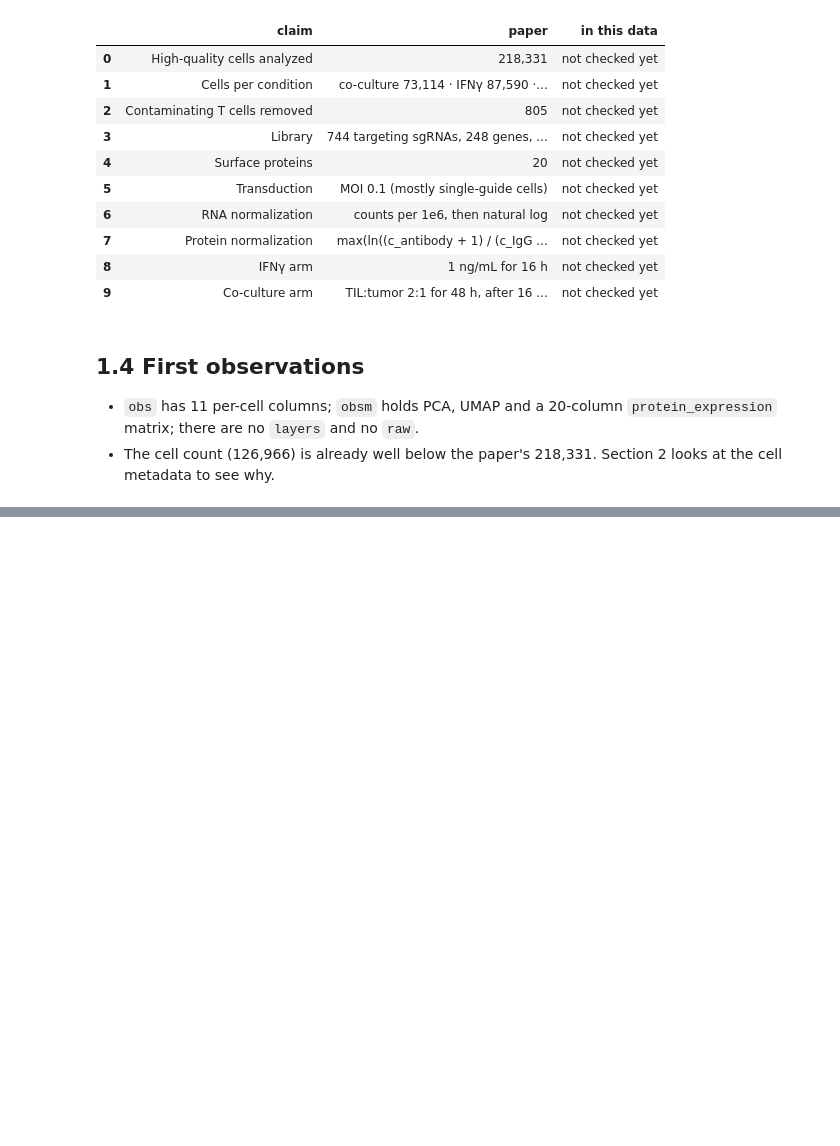
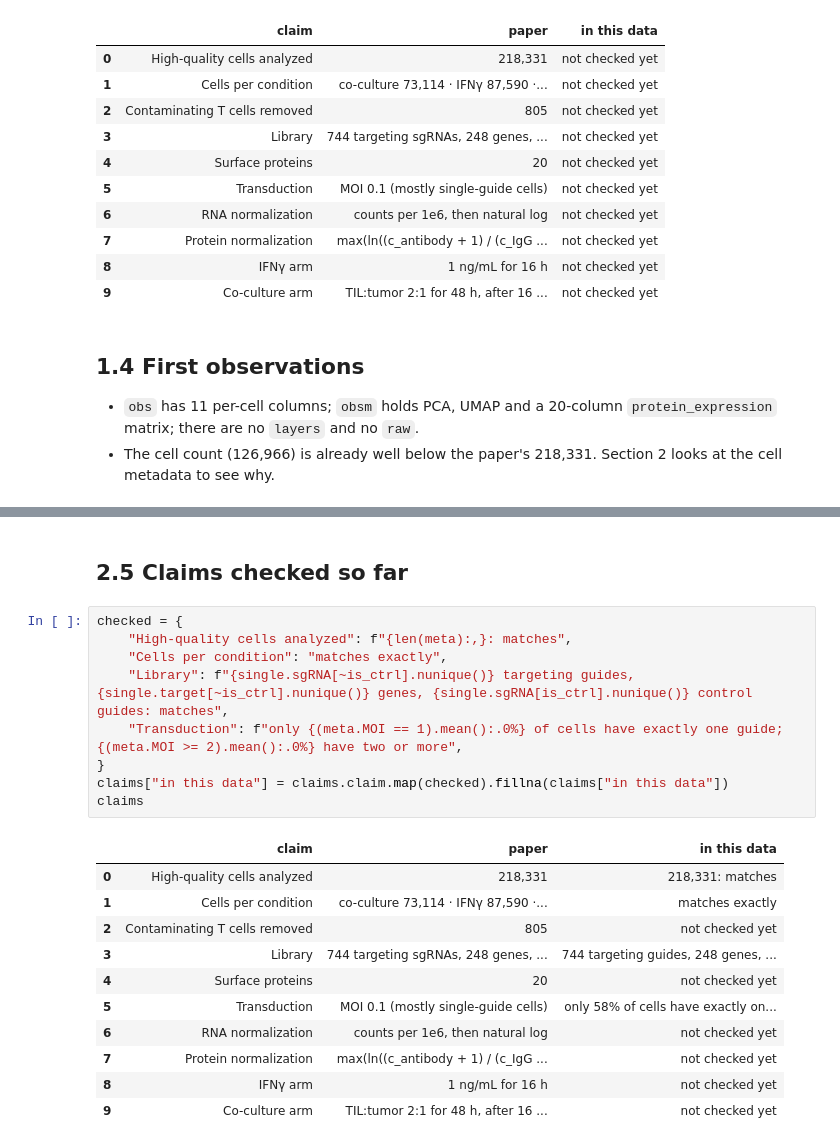
Before and after one commit to Shreyan-A0I/TMEsim, a Jupyter notebook: notebooks/01_data_exploration.ipynb, the cells around one changed output, grey strips where cells are left out. Cells and saved outputs as stored; diff of their text form; blank space fills up the shorter version.

```diff
--- a/notebooks/01_data_exploration.ipynb
+++ b/notebooks/01_data_exploration.ipynb
@@ -93,0 +191,23 @@ claims
+# %% [markdown]
+## 2.5 Claims checked so far
+# %%
+checked = {
+    "High-quality cells analyzed": f"{len(meta):,}: matches",
+    "Cells per condition": "matches exactly",
+    "Library": f"{single.sgRNA[~is_ctrl].nunique()} targeting guides, {single.target[~is_ctrl].nunique()} genes, {single.sgRNA[is_ctrl].nunique()} control guides: matches",
+    "Transduction": f"only {(meta.MOI == 1).mean():.0%} of cells have exactly one guide; {(meta.MOI >= 2).mean():.0%} have two or more",
+}
+claims["in this data"] = claims.claim.map(checked).fillna(claims["in this data"])
+claims
+# %% [output]
+|  | claim | paper | in this data |
+| 0 | High-quality cells analyzed | 218,331 | 218,331: matches |
+| 1 | Cells per condition | co-culture 73,114 · IFNγ 87,590 ·... | matches exactly |
+| 2 | Contaminating T cells removed | 805 | not checked yet |
+| 3 | Library | 744 targeting sgRNAs, 248 genes, ... | 744 targeting guides, 248 genes, ... |
+| 4 | Surface proteins | 20 | not checked yet |
+| 5 | Transduction | MOI 0.1 (mostly single-guide cells) | only 58% of cells have exactly on... |
+| 6 | RNA normalization | counts per 1e6, then natural log | not checked yet |
+| 7 | Protein normalization | max(ln((c_antibody + 1) / (c_IgG ... | not checked yet |
+| 8 | IFNγ arm | 1 ng/mL for 16 h | not checked yet |
+| 9 | Co-culture arm | TIL:tumor 2:1 for 48 h, after 16 ... | not checked yet |
```
Also changed, not shown: parts of 16 cells of this notebook.
